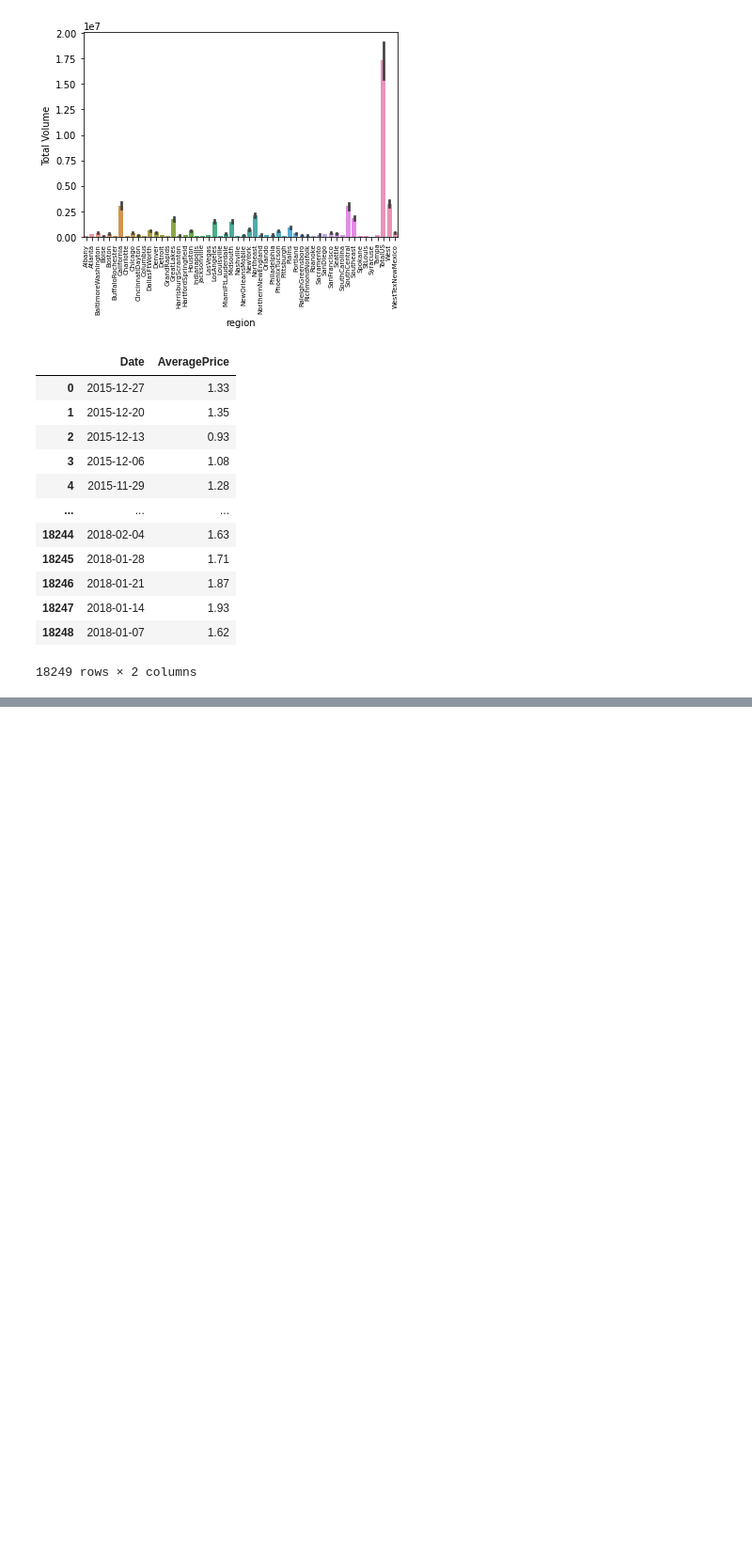
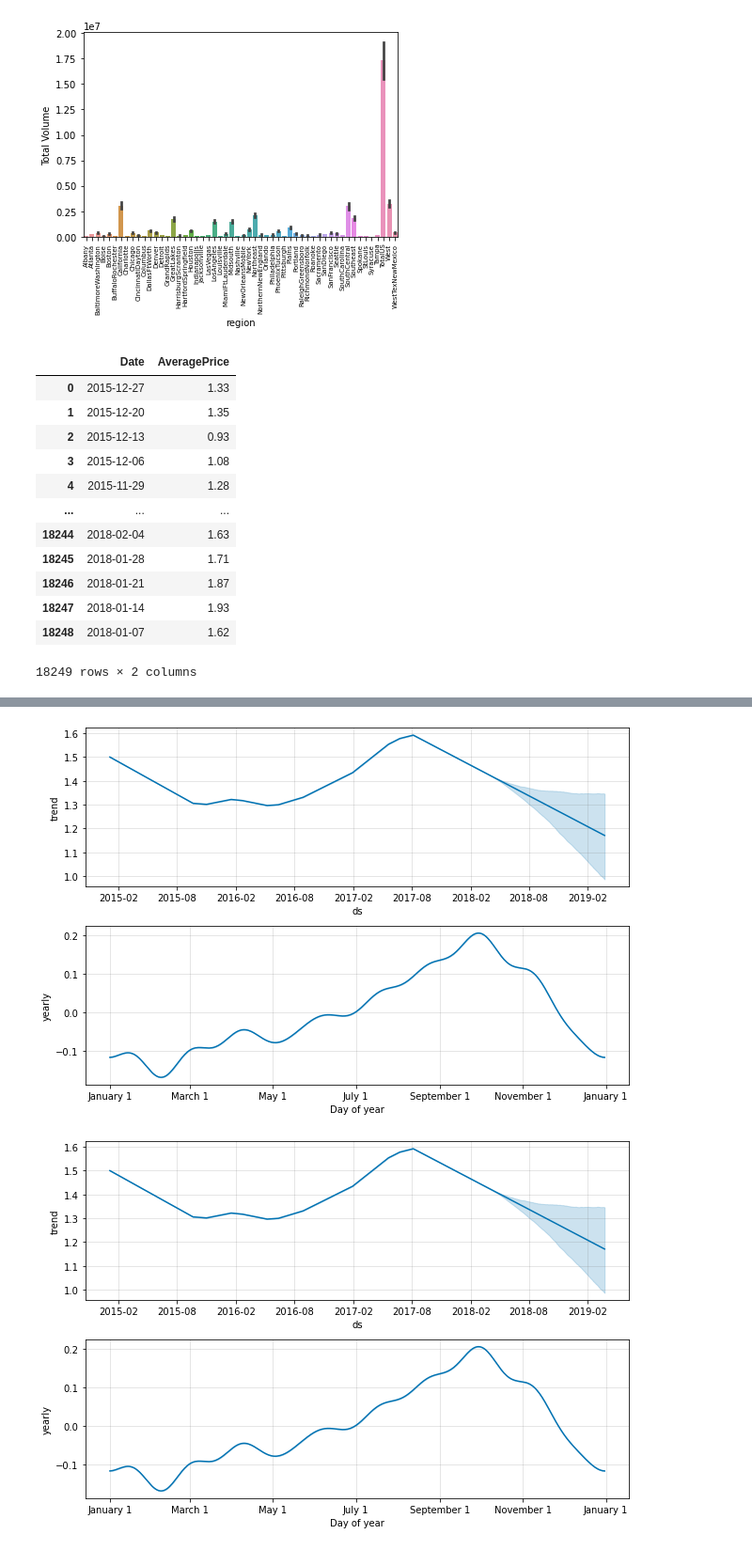
Before and after one commit to hamednasr/Prophet-Time-Series, a Jupyter notebook: avocado price prediction my code.ipynb, the cells around one changed output, grey strips where cells are left out. Shown at 94% size. Saved outputs shown, nothing was run; the diff lists cells and outputs as text; code cells hidden in the pictures; blank space fills up the shorter version.

```diff
--- a/avocado price prediction my code.ipynb
+++ b/avocado price prediction my code.ipynb
@@ -100,0 +145,5 @@ avocado_pr
+# %%
+m.plot_components(forecast)
+# %% [output]
+[figure, added]
+[figure, added]
```
Also changed, not shown: parts of 18 cells of this notebook.
